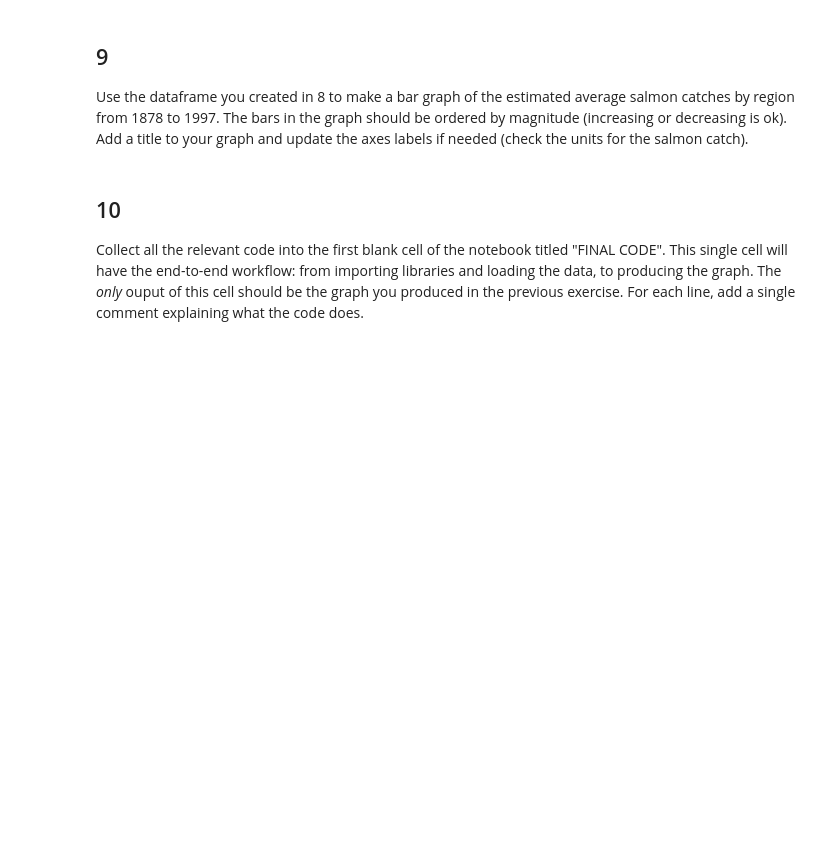
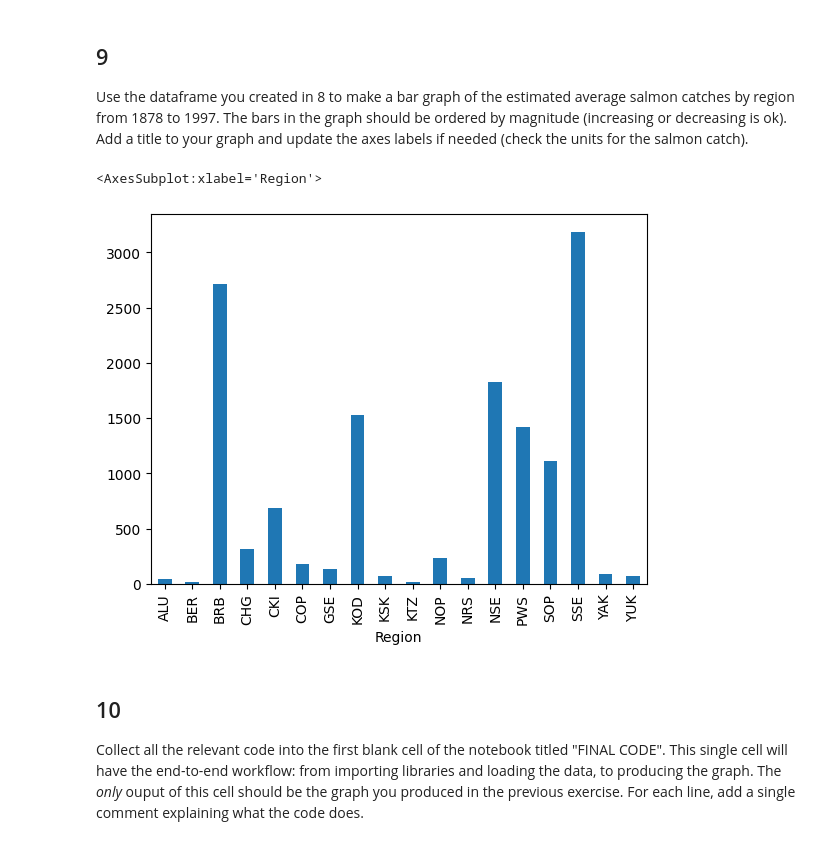
Before and after one commit to olleholt/eds220-hwk-2, a Jupyter notebook: hwk2-task3-salmon.ipynb, the cells around one changed output. Drawn from its saved outputs; the diff is of its cells as text; code cells hidden in the pictures; blank space fills up the shorter version.

```diff
--- a/hwk2-task3-salmon.ipynb
+++ b/hwk2-task3-salmon.ipynb
@@ -159,3 +159,6 @@ dtype: object
 Create a dataframe with the average catch per region. HINT: use `groupby()`. Store your dataframe in new variable.
 # %%
 # solve exercise here
+catch_avg = catch_original.groupby('Region').mean()
+
+catch_avg
@@ -165,6 +187,11 @@ Create a dataframe with the average catch per region. HINT: use `groupby()`. Sto
 Use the dataframe you created in 8 to make a bar graph of the estimated average salmon catches by region from 1878 to 1997. The bars in the graph should be ordered by magnitude (increasing or decreasing is ok). Add a title  to your graph and update the axes labels if needed (check the units for the salmon catch).
 # %%
 # solve exercise here
+
+catch_avg.Catch.plot(kind = 'bar')
+# %% [output]
+<AxesSubplot:xlabel='Region'>
+[figure, added]
 # %% [markdown]
 ## 10
 
```
Also changed, not shown: parts of 2 cells of this notebook.
